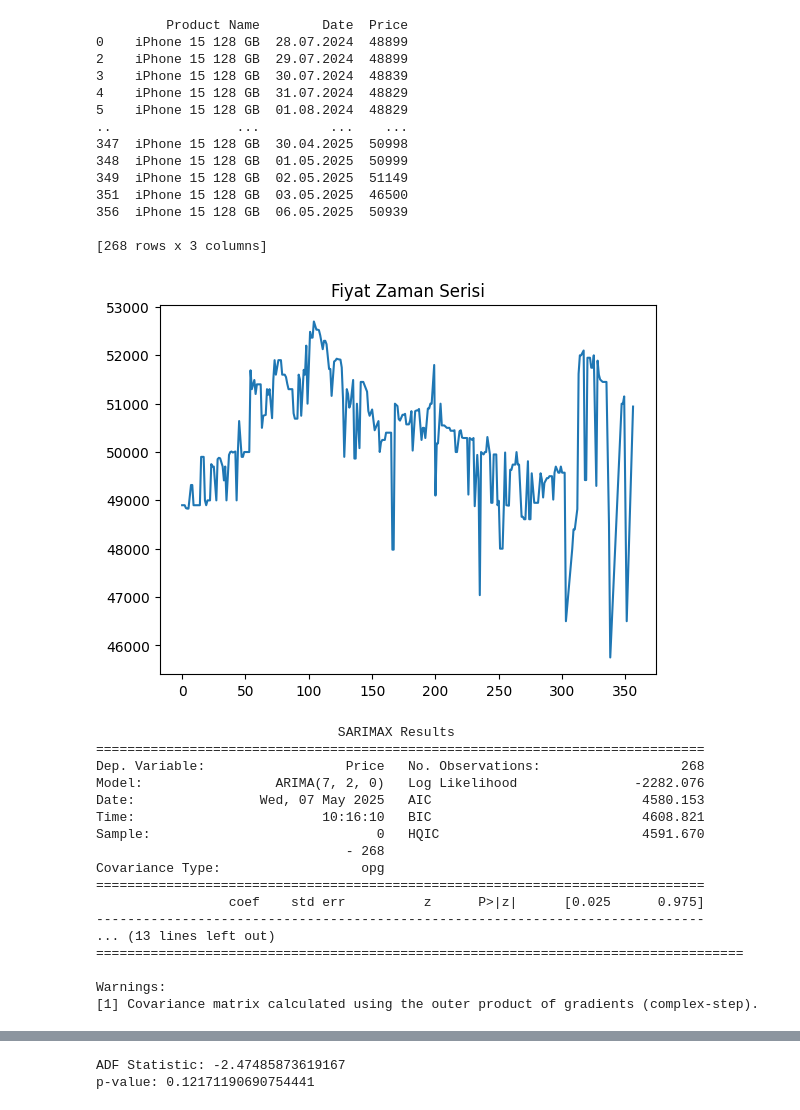
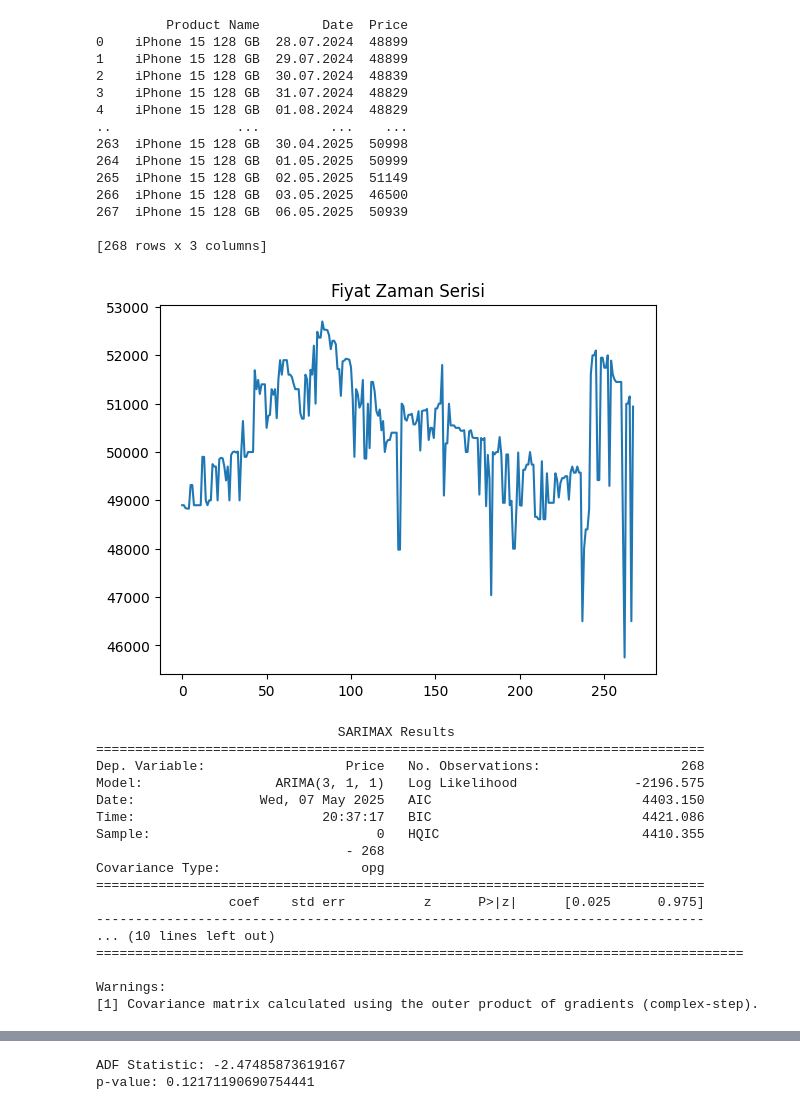
Before and after one commit to doganenes/AIBazaar, a Jupyter notebook: AI/utils/arima.ipynb, the cells around one changed output, grey strips where cells are left out. Drawn from its saved outputs; the diff is of its cells as text; code cells hidden in the pictures.

Commit message:
arima fixed

```diff
--- a/AI/utils/arima.ipynb
+++ b/AI/utils/arima.ipynb
@@ -7,43 +7,44 @@ import matplotlib.pyplot as plt
 # %%
 df = pd.read_csv(r"csv/akakce.csv")
 df["Price"] = df["Price"].apply(lambda x: int(str(x).replace(" TL", "").split(",")[0].replace(".", "")))
 df = df.drop_duplicates(subset=["Date"])
+df = df.reset_index(drop=True)
 df['Price'].plot(title='Fiyat Zaman Serisi')
 print(df)
 # %% [output]
          Product Name        Date  Price
 0    iPhone 15 128 GB  28.07.2024  48899
-2    iPhone 15 128 GB  29.07.2024  48899
-3    iPhone 15 128 GB  30.07.2024  48839
-4    iPhone 15 128 GB  31.07.2024  48829
-5    iPhone 15 128 GB  01.08.2024  48829
+1    iPhone 15 128 GB  29.07.2024  48899
+2    iPhone 15 128 GB  30.07.2024  48839
+3    iPhone 15 128 GB  31.07.2024  48829
+4    iPhone 15 128 GB  01.08.2024  48829
 ..                ...         ...    ...
-347  iPhone 15 128 GB  30.04.2025  50998
-348  iPhone 15 128 GB  01.05.2025  50999
-349  iPhone 15 128 GB  02.05.2025  51149
-351  iPhone 15 128 GB  03.05.2025  46500
-356  iPhone 15 128 GB  06.05.2025  50939
+263  iPhone 15 128 GB  30.04.2025  50998
+264  iPhone 15 128 GB  01.05.2025  50999
+265  iPhone 15 128 GB  02.05.2025  51149
+266  iPhone 15 128 GB  03.05.2025  46500
+267  iPhone 15 128 GB  06.05.2025  50939
 
 [268 rows x 3 columns]
-[figure, old version]
+[figure, new version]
 # %%
-model = ARIMA(df['Price'], order=(7, 2, 0))
+model = ARIMA(df['Price'], order=(3, 1, 1))
 model_fit = model.fit()
 print(model_fit.summary())
 # %% [output]
                                SARIMAX Results
 ==============================================================================
 Dep. Variable:                  Price   No. Observations:                  268
-Model:                 ARIMA(7, 2, 0)   Log Likelihood               -2282.076
-Date:                Wed, 07 May 2025   AIC                           4580.153
-Time:                        10:16:10   BIC                           4608.821
-Sample:                             0   HQIC                          4591.670
+Model:                 ARIMA(3, 1, 1)   Log Likelihood               -2196.575
+Date:                Wed, 07 May 2025   AIC                           4403.150
+Time:                        20:37:17   BIC                           4421.086
+Sample:                             0   HQIC                          4410.355
                                 - 268
 Covariance Type:                  opg
 ==============================================================================
                  coef    std err          z      P>|z|      [0.025      0.975]
 ------------------------------------------------------------------------------
-... (13 lines left out)
+... (10 lines left out)
 ===================================================================================
 
 Warnings:
```
Also changed, not shown: parts of 2 cells of this notebook, 3 other files.
